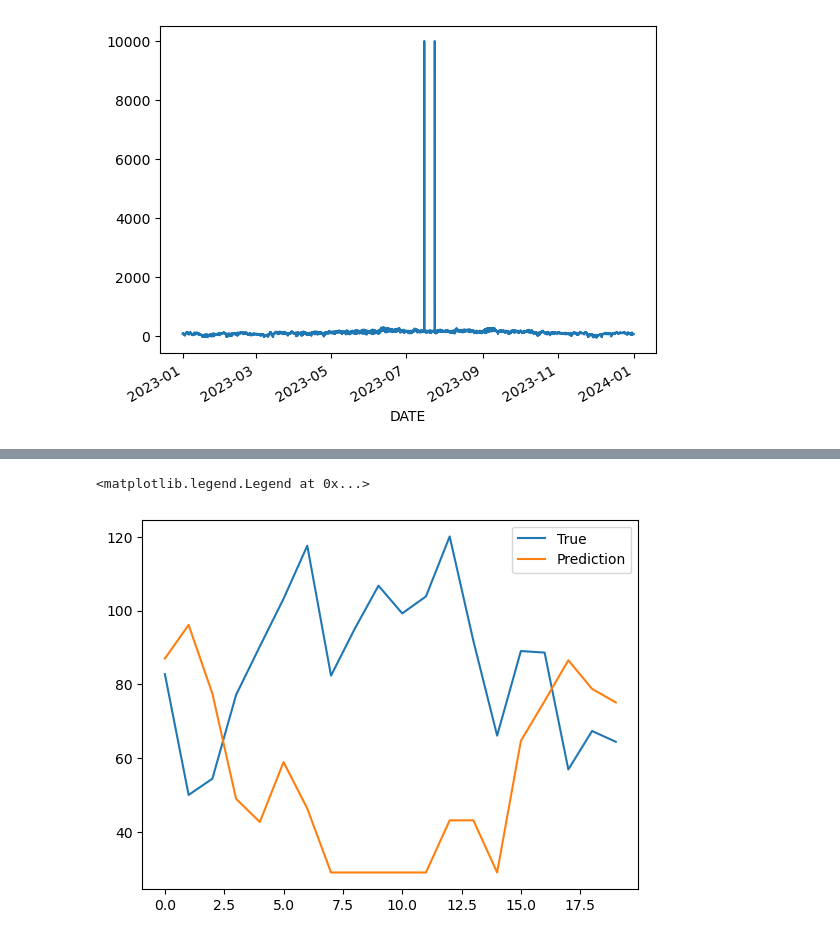
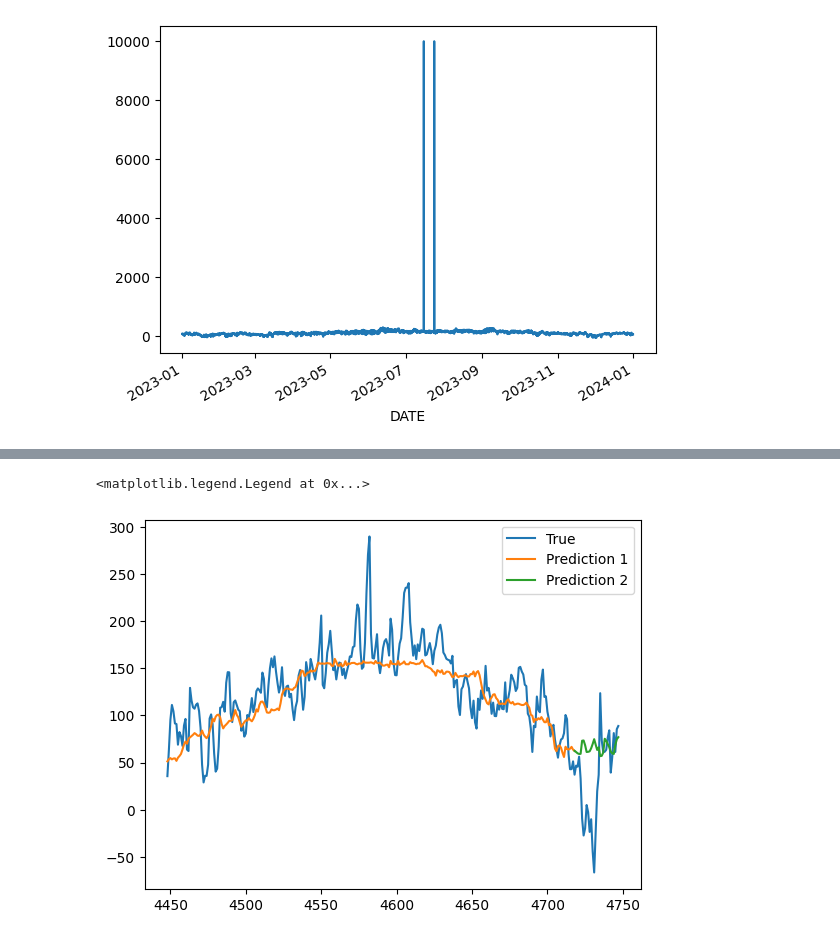
Before and after one commit to JunjieYU-UoM/AutoML_climate_tutorial, a Jupyter notebook: tutorial.ipynb, the cells around one changed output, grey strips where cells are left out. Cells and saved outputs as stored; diff of their text form; code cells hidden in the pictures.

```diff
--- a/tutorial.ipynb
+++ b/tutorial.ipynb
@@ -76,2 +246,0 @@ import pandas as pd
-# %%
-df = pd.read_csv('data.csv', index_col=0, parse_dates=True)
@@ -111,2 +359,3 @@ Name: T_filled, Length: 17156, dtype: float64
 # %%
-df_ = df['T_filled'].resample('D').mean().reset_index()
+df_D = df['T_filled'].resample('D').mean().reset_index()
+df_D
@@ -113,19 +379,18 @@ df_ = df['T_filled'].resample('D').mean().reset_index()
 # %%
+df_ = df['T_filled'].resample('D').mean().reset_index()
 automl = AutoML()
-df_ = df['T_filled'].resample('D').mean().reset_index()
-X_train = df_.iloc[0:len(df_)-20]
+X_train = df_.iloc[0:len(df_)-30]
+X_train['T_filled'] = X_train['T_filled'].fillna(method='ffill')
 automl.fit(
     dataframe=X_train,  # a single column of timestamp
     label="T_filled",  # value column name
-    period=1,  # time horizon to forecast, e.g., 12 months
+    period=1,  # time horizon to forecast
     task="ts_forecast",
-    time_budget=15,  # time budget in seconds
+    time_budget=60,  # time budget in seconds
     log_file_name="ts_forecast.log",
     eval_method="holdout",
     estimator_list=[
-        "lgbm",
-        "xgboost",
-        "extra_tree",
+        "lgbm"
     ],
 )
 # %% [output]
@@ -155,7 +418,12 @@ import matplotlib.pyplot as plt
+# %%
+test_D = df_D.iloc[len(df_D)-300:]
+prediction = automl.predict(test_D)
 # %%
-plt.plot(test['T_filled'].values, label='True')
-plt.plot(prediction, label='Prediction')
+# ploting
+plt.plot(test_D['T_filled'], label='True')
+plt.plot(prediction.loc[len(df_D)-300:len(df_D)-30], label='Prediction 1')
+plt.plot(prediction.loc[len(df_D)-30:], label='Prediction 2')
 plt.legend()
 # %% [output]
 <matplotlib.legend.Legend at 0x...>
-[figure, old version]
+[figure, new version]
```
Also changed, not shown: parts of 57 cells of this notebook, 2 other files.
